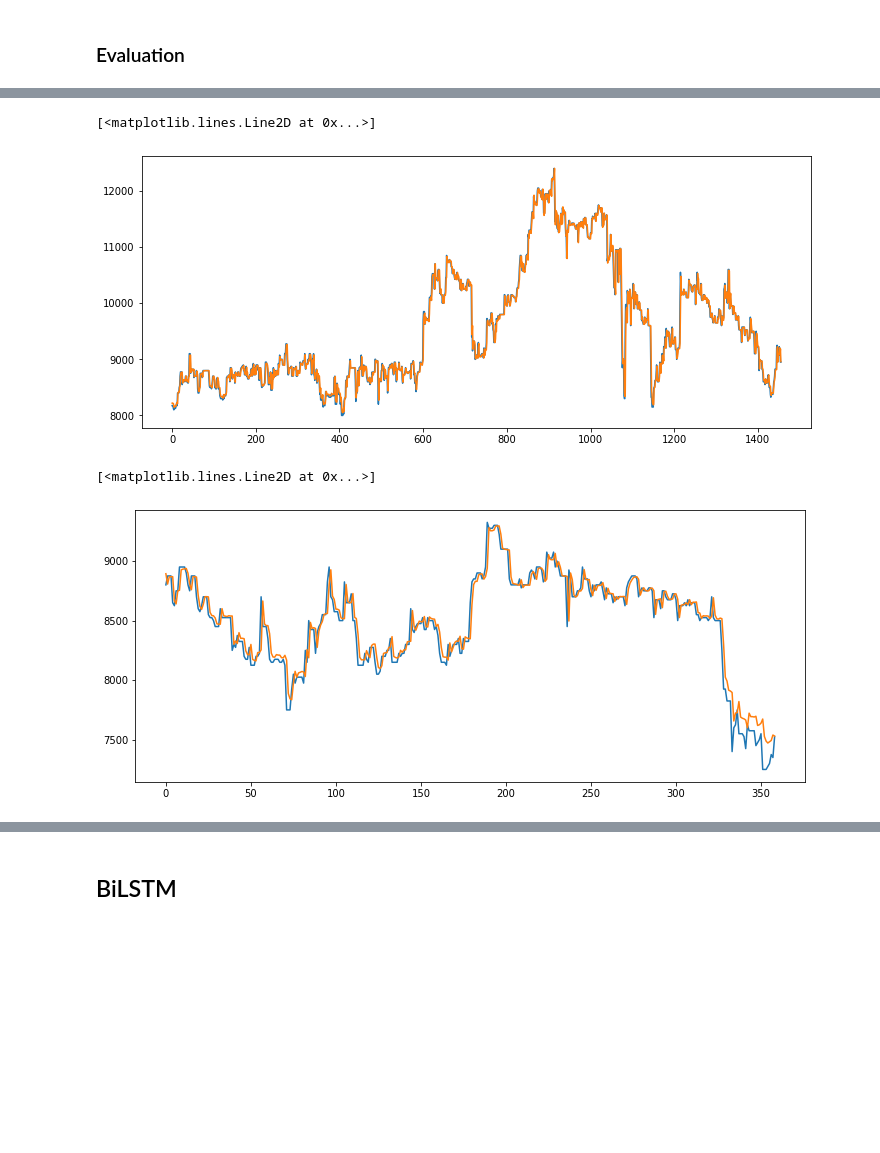
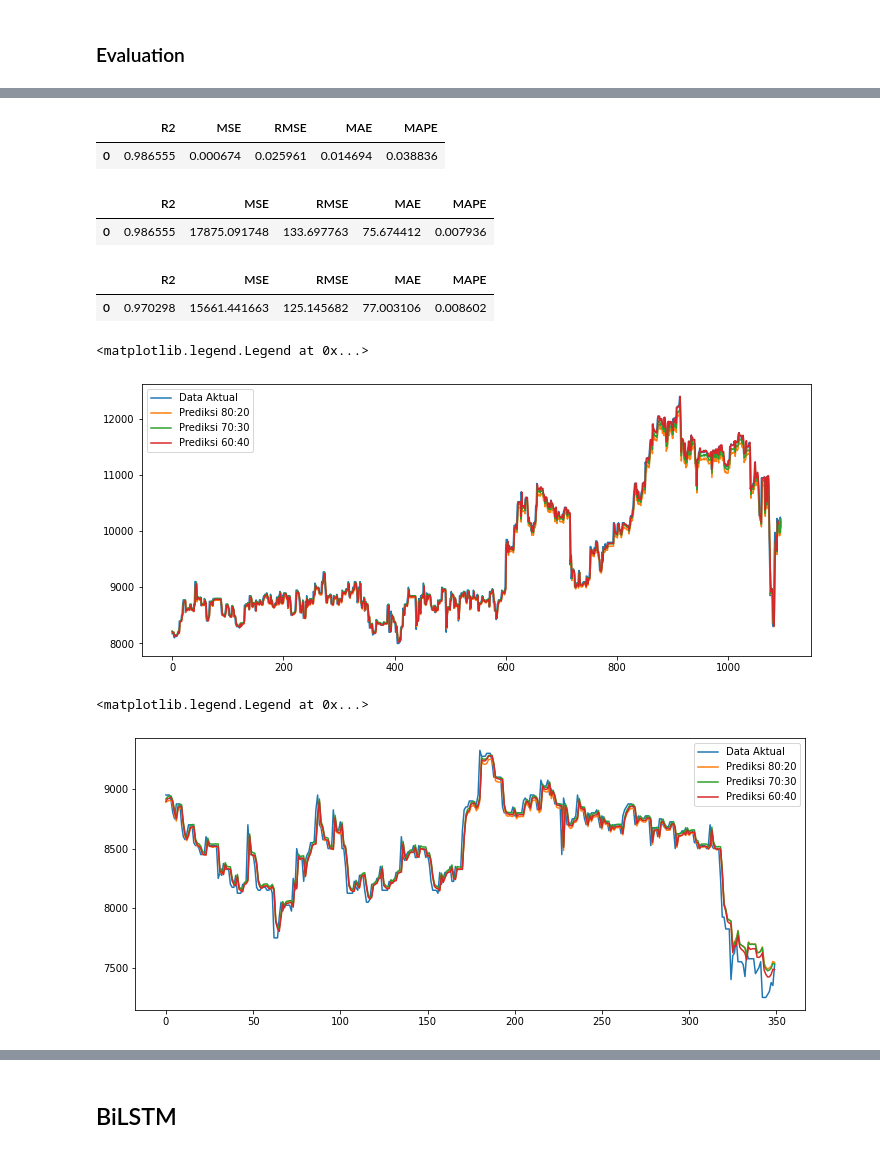
Before and after one commit to IrfanChairurrachman/bachelor-thesis, a Jupyter notebook: TA.ipynb, the cells around one changed output, grey strips where cells are left out. Drawn from its saved outputs; the diff is of its cells as text; code cells hidden in the pictures; blank space fills up the shorter version.

```diff
--- a/TA.ipynb
+++ b/TA.ipynb
@@ -850,0 +1371,3 @@ metrics_evaluation_regression(test_y, cnn_test)
+# %%
+cnn_train_70 = lstmcnn7030.predict(X_train2_70)
+cnn_test_30 = lstmcnn7030.predict(X_test2_30)
@@ -850,0 +1379,5 @@ metrics_evaluation_regression(test_y, cnn_test)
+# %%
+cnn_train_70 = scaler.inverse_transform(cnn_train_70)
+train_y_70 = scaler.inverse_transform(y_train2_70)
+cnn_test_30 = scaler.inverse_transform(cnn_test_30)
+test_y_30 = scaler.inverse_transform(y_test2_30)
@@ -851,14 +1396,43 @@ metrics_evaluation_regression(test_y, cnn_test)
+# %%
+cnn_train_60 = lstmcnn6040.predict(X_train2_60)
+cnn_test_40 = lstmcnn6040.predict(X_test2_40)
+# %%
+metrics_evaluation_regression(y_train2_60, cnn_train_60)
+# %% [output]
+|  | R2 | MSE | RMSE | MAE | MAPE |
+| 0 | 0.986555 | 0.000674 | 0.025961 | 0.014694 | 0.038836 |
+# %%
+cnn_train_60 = scaler.inverse_transform(cnn_train_60)
+train_y_60 = scaler.inverse_transform(y_train2_60)
+cnn_test_40 = scaler.inverse_transform(cnn_test_40)
+test_y_40 = scaler.inverse_transform(y_test2_40)
+# %%
+metrics_evaluation_regression(train_y_60, cnn_train_60)
+# %% [output]
+|  | R2 | MSE | RMSE | MAE | MAPE |
+| 0 | 0.986555 | 17875.091748 | 133.697763 | 75.674412 | 0.007936 |
+# %%
+metrics_evaluation_regression(test_y_40, cnn_test_40)
+# %% [output]
+|  | R2 | MSE | RMSE | MAE | MAPE |
+| 0 | 0.970298 | 15661.441663 | 125.145682 | 77.003106 | 0.008602 |
 # %%
 plt.figure(figsize=(12,5))
-plt.plot(train_y)
-plt.plot(cnn_train)
+plt.plot(train_y[:1096])
+plt.plot(cnn_train[:1096])
+plt.plot(cnn_train_70[:1096])
+plt.plot(cnn_train_60[:1096])
+plt.legend(['Data Aktual', 'Prediksi 80:20', 'Prediksi 70:30', 'Prediksi 60:40'])
 # %% [output]
-[<matplotlib.lines.Line2D at 0x...>]
+<matplotlib.legend.Legend at 0x...>
-[figure, old version]
+[figure, new version]
 # %%
 plt.figure(figsize=(12,5))
-plt.plot(test_y)
-plt.plot(cnn_test)
+plt.plot(test_y[-350:])
+plt.plot(cnn_test[-350:])
+plt.plot(cnn_test_30[-350:])
+plt.plot(cnn_test_40[-350:])
+plt.legend(['Data Aktual', 'Prediksi 80:20', 'Prediksi 70:30', 'Prediksi 60:40'])
 # %% [output]
-[<matplotlib.lines.Line2D at 0x...>]
+<matplotlib.legend.Legend at 0x...>
-[figure, old version]
+[figure, new version]
```
Also changed, not shown: parts of 185 cells of this notebook, 3 other files.
